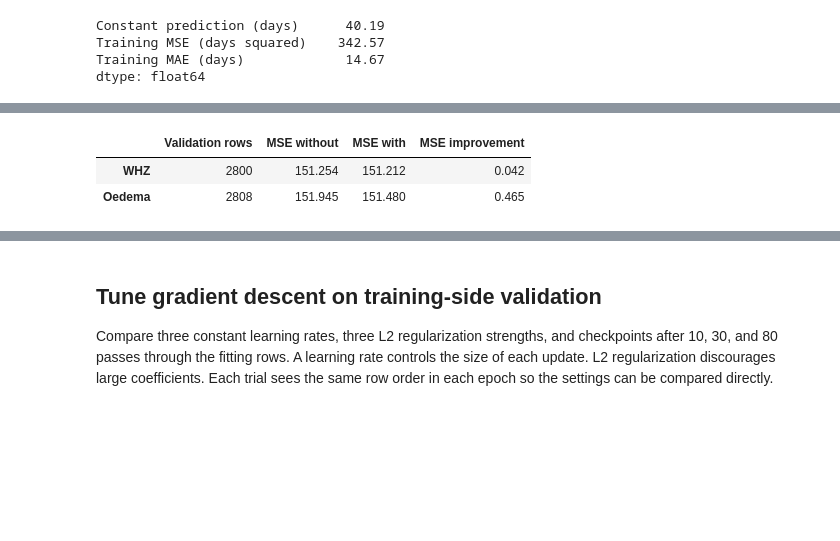
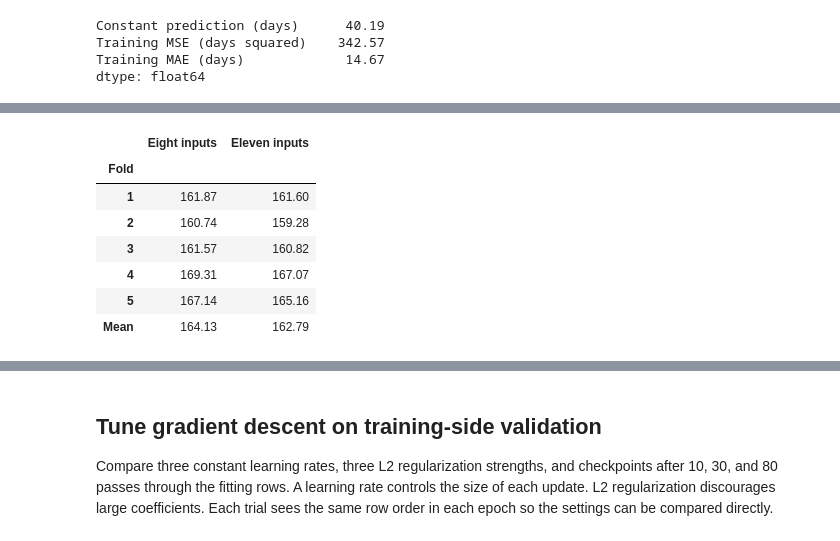
Before and after one commit to Mich-O/linear_regression_model, a Jupyter notebook: summative/linear_regression/multivariate.ipynb, the cells around one changed output, grey strips where cells are left out. Drawn from its saved outputs; the diff is of its cells as text; code cells hidden in the pictures; blank space fills up the shorter version.

```diff
--- a/summative/linear_regression/multivariate.ipynb
+++ b/summative/linear_regression/multivariate.ipynb
@@ -7,10 +9,15 @@ Run the notebook with the `summative/.venv` Python kernel after running `uv sync
 # %%
 from pathlib import Path
 
+import numpy as np
 import pandas as pd
 from sklearn.model_selection import train_test_split
 
-data_dir = Path("data") if Path("pyproject.toml").is_file() else Path("../data")
+summative_dir = next(
+    folder for folder in (Path.cwd(), *Path.cwd().parents, Path.cwd() / "summative")
+    if (folder / "linear_regression" / "multivariate.ipynb").is_file()
+)
+data_dir = summative_dir / "data"
 source = pd.read_csv(data_dir / "Mali_Cohort_Study.csv", na_values=["."])
 
 assert source["AnonID"].notna().all() and source["AnonID"].is_unique
@@ -113,11 +144,11 @@ The heatmap uses training rows and computes each correlation from cases with bot
 from matplotlib.colors import TwoSlopeNorm
 
 # Pearson correlation describes linear relationships between numeric columns.
-numeric_columns = [*numeric_features, z_score, target]
+numeric_columns = [*model_numeric_features, target]
 correlations = train[numeric_columns].corr()
-labels = ["Age", "Weight", "Height", "MUAC", "WHZ", "Days to recovery"]
+labels = ["Age", "Weight", "Height", "MUAC", "WHZ", "WAZ", "HAZ", "Days to recovery"]
 
-fig, ax = plt.subplots(figsize=(7, 5))
+fig, ax = plt.subplots(figsize=(8, 6))
 heatmap = ax.imshow(
     correlations, cmap="coolwarm", norm=TwoSlopeNorm(vmin=-1, vcenter=0, vmax=1)
 )
@@ -265,47 +296,36 @@ Set aside 20% of the training group for validation. For each feature comparison,
 # %%
+from sklearn.model_selection import StratifiedKFold, cross_val_score
+
 fit_rows, validation_rows = train_test_split(
     train, test_size=0.20, random_state=seed, stratify=train["adm_oedema_YN"]
 )
-
-
-def validation_mse(fitting, validation, numeric_columns, categorical_columns):
-    inputs = numeric_columns + categorical_columns
-    model = Pipeline([
-        ("preprocessing", make_preprocessor(numeric_columns, categorical_columns)),
+folds = list(StratifiedKFold(n_splits=5, shuffle=True, random_state=seed).split(
+    train, train["adm_oedema_YN"]
+))
+feature_checks = {}
+for name, numeric_columns, category_columns in (
+    ("Eight inputs", [*numeric_features, z_score], categorical_features),
+    ("Eleven inputs", model_numeric_features, model_categorical_features),
+):
+    pipeline = Pipeline([
+        ("preprocessing", make_preprocessor(numeric_columns, category_columns)),
         ("regression", LinearRegression()),
     ])
-    model.fit(fitting[inputs], fitting[target])
-    return mean_squared_error(validation[target], model.predict(validation[inputs]))
+    feature_checks[name] = -cross_val_score(
+        pipeline, train[numeric_columns + category_columns], train[target],
+        cv=folds, scoring="neg_mean_squared_error",
+    )
 
-
-whz_fit = fit_rows.dropna(subset=[z_score])
-whz_validation = validation_rows.dropna(subset=[z_score])
-without_oedema = [field for field in categorical_features if field != "adm_oedema_YN"]
-
-feature_checks = pd.DataFrame.from_dict({
-    "WHZ": {
-        "Validation rows": len(whz_validation),
-        "MSE without": validation_mse(
-            whz_fit, whz_validation, numeric_features, without_oedema
-        ),
-        "MSE with": validation_mse(
-            whz_fit, whz_validation, [*numeric_features, z_score], without_oedema
-        ),
-    },
-    "Oedema": {
-        "Validation rows": len(validation_rows),
-        "MSE without": validation_mse(
-            fit_rows, validation_rows, numeric_features, without_oedema
-        ),
-        "MSE with": validation_mse(
-            fit_rows, validation_rows, numeric_features, categorical_features
-        ),
-    },
-}, orient="index")
-feature_checks["MSE improvement"] = feature_checks["MSE without"] - feature_checks["MSE with"]
-feature_checks.round(3)
+feature_scores = pd.DataFrame(feature_checks, index=pd.RangeIndex(1, 6, name="Fold"))
+feature_scores.loc["Mean"] = feature_scores.mean()
+feature_scores.round(2)
 # %% [output]
-|  | Validation rows | MSE without | MSE with | MSE improvement |
-| WHZ | 2800 | 151.254 | 151.212 | 0.042 |
-| Oedema | 2808 | 151.945 | 151.480 | 0.465 |
+|  | Eight inputs | Eleven inputs |
+| Fold |  |  |
+| 1 | 161.87 | 161.60 |
+| 2 | 160.74 | 159.28 |
+| 3 | 161.57 | 160.82 |
+| 4 | 169.31 | 167.07 |
+| 5 | 167.14 | 165.16 |
+| Mean | 164.13 | 162.79 |
 # %% [markdown]
```
Also changed, not shown: parts of 25 cells of this notebook, 9 other files.
